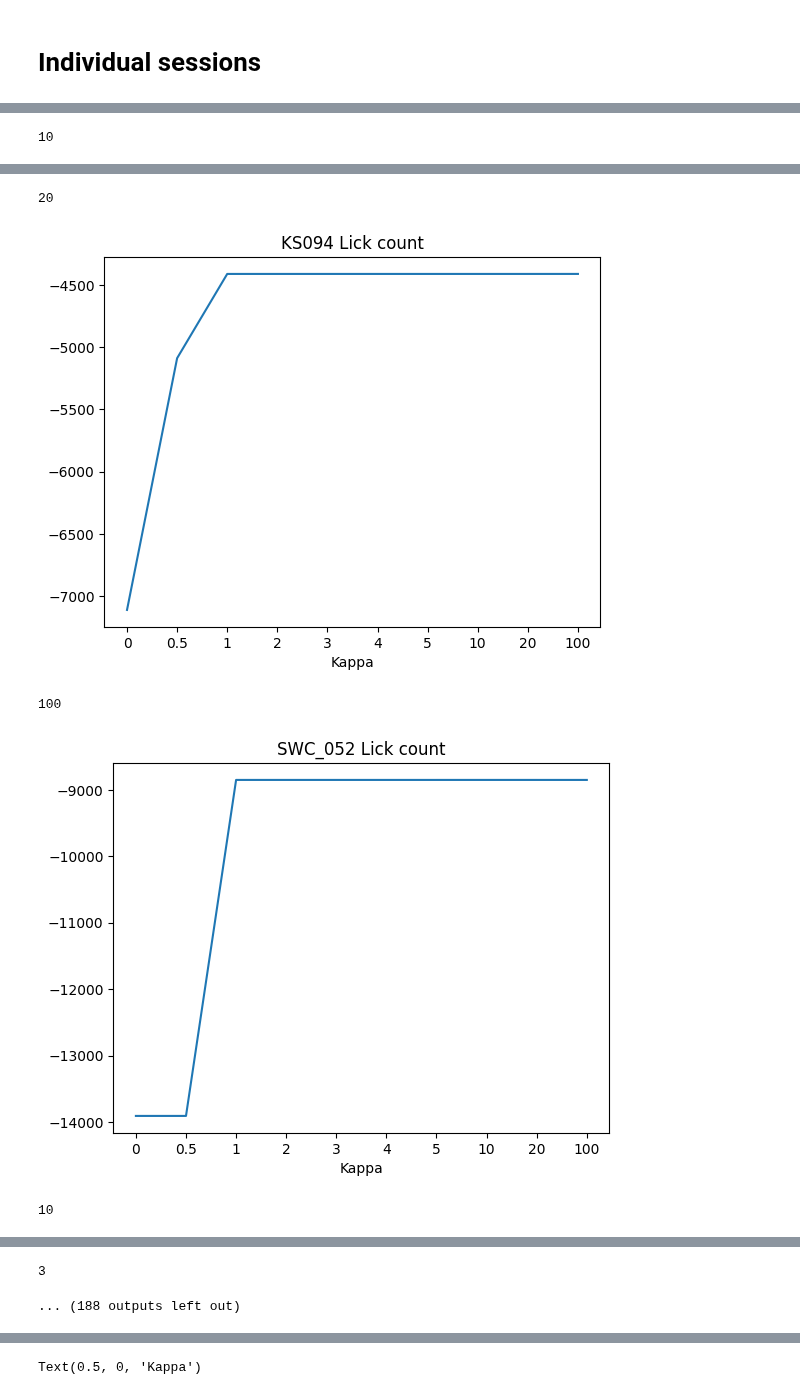
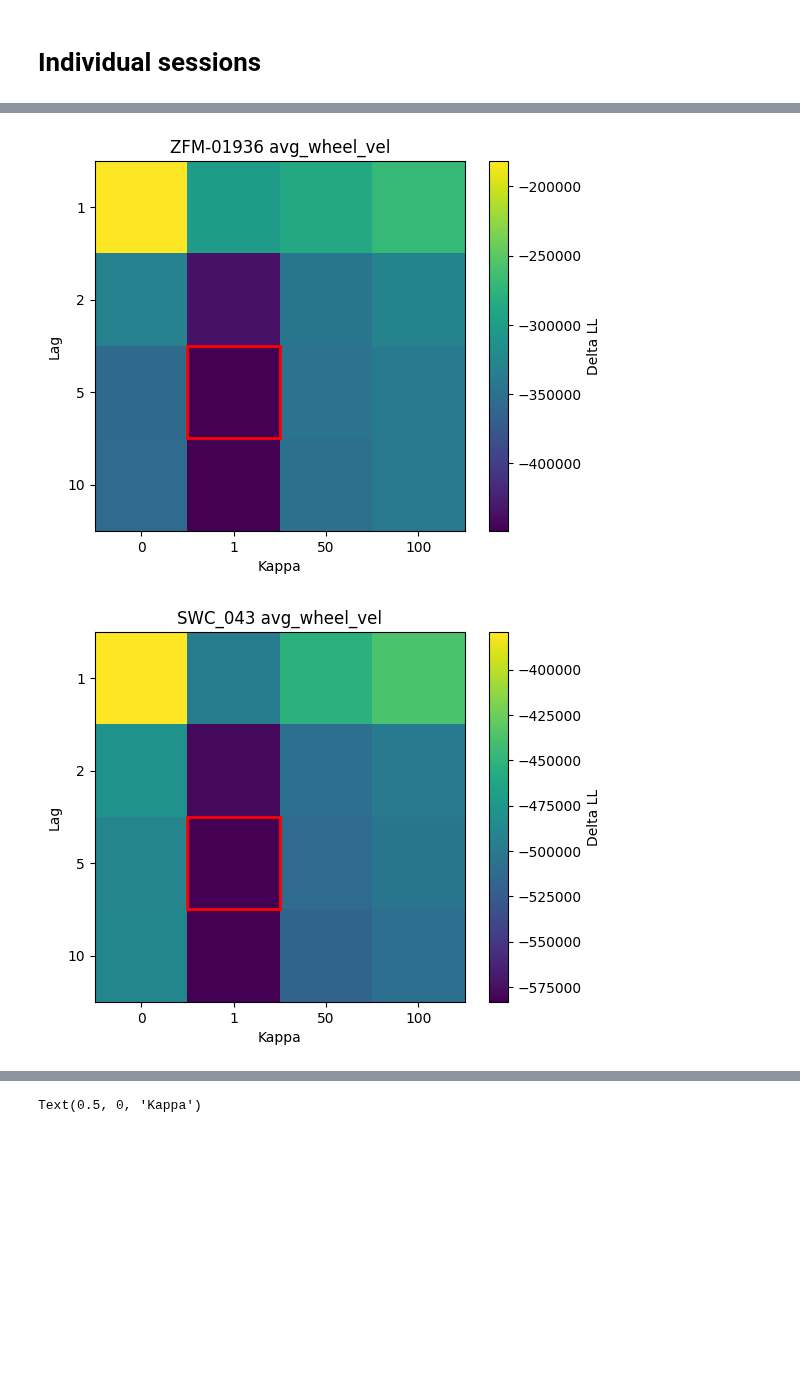
Before and after one commit to ineslaranjeira/representation_learning_variability, a Jupyter notebook: Models/Sub-trial/3_postprocess_results/D_combine_model_results_v5.ipynb, the cells around one changed output, grey strips where cells are left out. Drawn from its saved outputs; the diff is of its cells as text; code cells hidden in the pictures; blank space fills up the shorter version.

```diff
--- a/Models/Sub-trial/3_postprocess_results/D_combine_model_results_v5.ipynb
+++ b/Models/Sub-trial/3_postprocess_results/D_combine_model_results_v5.ipynb
@@ -42,10 +42,8 @@ one = ONE(mode='remote')
 # %%
 # Parameters
 bin_size = 0.017
-num_states = 2
+num_states = 3
 num_iters = 100
-num_train_batches = 5
-method = 'prior'
 threshold = 0.05
 sticky = False
 
@@ -63,7 +61,7 @@ use_sets = [['avg_wheel_vel'], ['whisker_me'], ['Lick count'], ['0.25', '0.5',
 var_interest_map = ['avg_wheel_vel', 'whisker_me', 'Lick count', 'wavelet']
 idx_init_list = [0, 1, 2, 3]
 idx_end_list = [1, 2, 3, 9]
-var_interest = 'Lick count'
+var_interest = 'avg_wheel_vel'
 # %% [markdown]
 # Individual sessions
 # %%
@@ -84,13 +82,17 @@ Found 73 sessions to process.
 # %%
-for s, var_interest in enumerate(var_interest_map[:2]):
-    s = 1
+for s, var_interest in enumerate(var_interest_map[:1]):
+    s = 0
     var_interest = 'Lick count'
-    # var_interest = 'avg_wheel_vel'
+    var_interest = 'whisker_me'
+    var_interest = 'avg_wheel_vel'
 
     index_var = np.where(np.array(var_interest_map)==var_interest)[0][0]
     idx_init = idx_init_list[index_var]
     idx_end = idx_end_list[index_var]
     var_names = use_sets[index_var]
+
+    num_train_batches = 20
+    method = 'prior'
 
     for m, mat in enumerate(sessions_to_process):
 
@@ -158,7 +160,12 @@ for s, var_interest in enumerate(var_interest_map[:2]):
             # Get results from grid search
             all_lls, all_baseline_lls, all_init_params, all_fit_params, _, params = pickle.load(open(results_file, "rb"))
             _, Lags, kappas = params
-            best_lag, best_kappa, mean_bits_LL, mean_LL, best_fold = best_lag_kappa(all_lls, all_baseline_lls, design_matrix, num_train_batches, kappas, Lags)
+            best_lag, best_kappa, mean_bits_LL, mean_LL, best_fold = best_lag_kappa(all_lls, all_baseline_lls,
+                                                                                    design_matrix, num_train_batches,
+                                                                                    kappas, Lags, subtract_baseline=True)
+            # best_lag, best_kappa, mean_bits_LL, mean_LL, all_bic, best_fold = best_lag_kappa_bic(all_lls, all_baseline_lls,
+            #                                                                         design_matrix, num_train_batches,
+            #                                                                         kappas, Lags, num_states)
             index_lag = np.where(np.array(Lags)==best_lag)[0][0]
             index_kappa = np.where(np.array(kappas)==best_kappa)[0][0]
             use_fold = int(best_fold[index_lag, index_kappa])
@@ -194,6 +201,7 @@ for s, var_interest in enumerate(var_interest_map[:2]):
 
             # Plot grid search
             plot_grid_search(best_kappa, best_lag, mean_bits_LL, kappas, Lags, mouse_name, var_interest)
+            # plot_grid_search(best_kappa, best_lag, all_bic, kappas, Lags, mouse_name, var_interest)
 
         to_save = most_likely_states, use_fold, best_parameters
 
@@ -210 +216,0 @@ for s, var_interest in enumerate(var_interest_map[:2]):
-10
@@ -212,5 +218,2 @@ for s, var_interest in enumerate(var_interest_map[:2]):
-20
-[figure, old version]
+[figure, new version]
-100
-[figure, old version]
+[figure, new version]
-10
@@ -218,2 +219,0 @@ for s, var_interest in enumerate(var_interest_map[:2]):
-3
-... (188 outputs left out)
```
Also changed, not shown: parts of 5 cells of this notebook, 6 other files.
